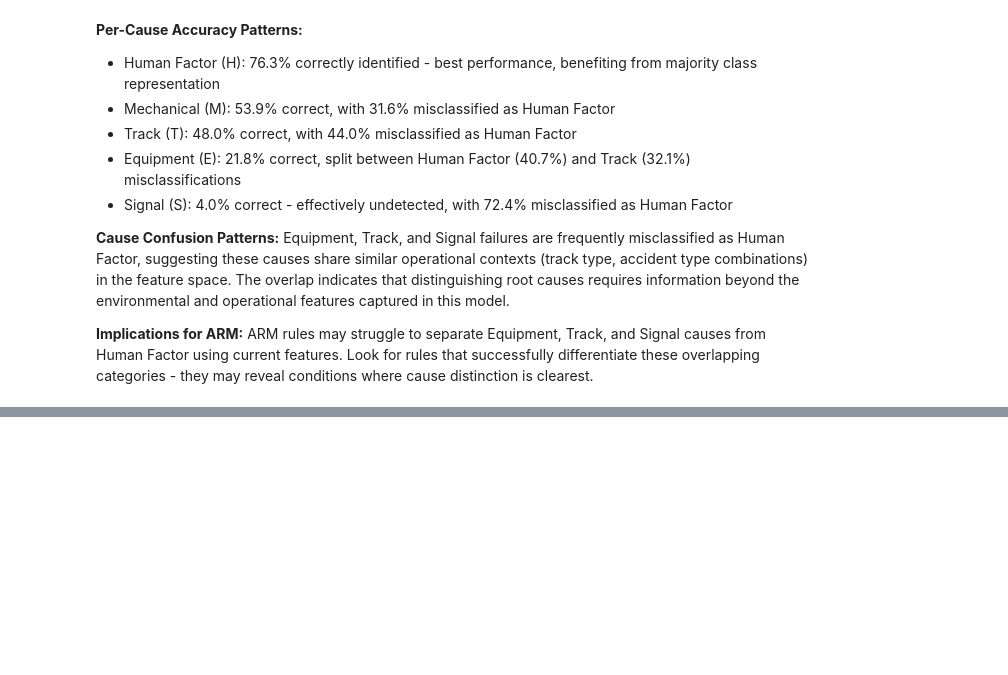
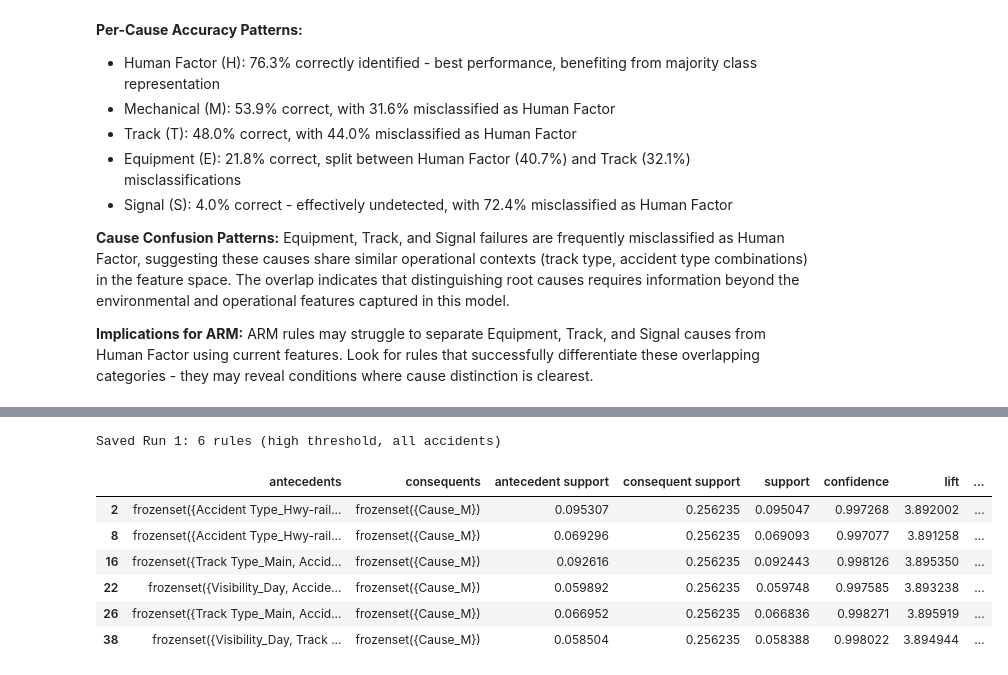
Before and after one commit to TimothyHHMai/rail-risk-census-analysis-521, a Jupyter notebook: notebooks/phase-3-arm-cba-modeling.ipynb, the cells around one changed output, grey strips where cells are left out. Saved outputs shown, nothing was run; the diff lists cells and outputs as text; code cells hidden in the pictures; blank space fills up the shorter version.

```diff
--- a/notebooks/phase-3-arm-cba-modeling.ipynb
+++ b/notebooks/phase-3-arm-cba-modeling.ipynb
@@ -338,0 +568,24 @@ ARM rules may struggle to separate Equipment, Track, and Signal causes from Huma
+# %%
+# Run 1: High thresholds, all accident types
+frequent_itemsets_6_high = apriori(df_arm_6, min_support=0.05, use_colnames=True)
+
+rules_6_high = association_rules(frequent_itemsets_6_high, metric='lift', min_threshold=2.0)
+rules_6_high = rules_6_high[rules_6_high['confidence'] >= 0.70]
+
+cause_rules_6_high = rules_6_high[rules_6_high['consequents'].apply(
+    lambda x: len(x) == 1 and any('Cause_' in str(item) for item in x)
+)]
+
+cause_rules_6_high.to_csv('../data/processed/arm_rules_6_features_high_threshold.csv', index=False)
+print(f"Saved Run 1: {len(cause_rules_6_high)} rules (high threshold, all accidents)")
+
+cause_rules_6_high
+# %% [output]
+Saved Run 1: 6 rules (high threshold, all accidents)
+|  | antecedents | consequents | antecedent support | consequent support | support | confidence | lift | ... |
+| 2 | frozenset({Accident Type_Hwy-rail... | frozenset({Cause_M}) | 0.095307 | 0.256235 | 0.095047 | 0.997268 | 3.892002 | ... |
+| 8 | frozenset({Accident Type_Hwy-rail... | frozenset({Cause_M}) | 0.069296 | 0.256235 | 0.069093 | 0.997077 | 3.891258 | ... |
+| 16 | frozenset({Track Type_Main, Accid... | frozenset({Cause_M}) | 0.092616 | 0.256235 | 0.092443 | 0.998126 | 3.895350 | ... |
+| 22 | frozenset({Visibility_Day, Accide... | frozenset({Cause_M}) | 0.059892 | 0.256235 | 0.059748 | 0.997585 | 3.893238 | ... |
+| 26 | frozenset({Track Type_Main, Accid... | frozenset({Cause_M}) | 0.066952 | 0.256235 | 0.066836 | 0.998271 | 3.895919 | ... |
+| 38 | frozenset({Visibility_Day, Track ... | frozenset({Cause_M}) | 0.058504 | 0.256235 | 0.058388 | 0.998022 | 3.894944 | ... |
```
Also changed, not shown: parts of 11 cells of this notebook, 1 other file.
